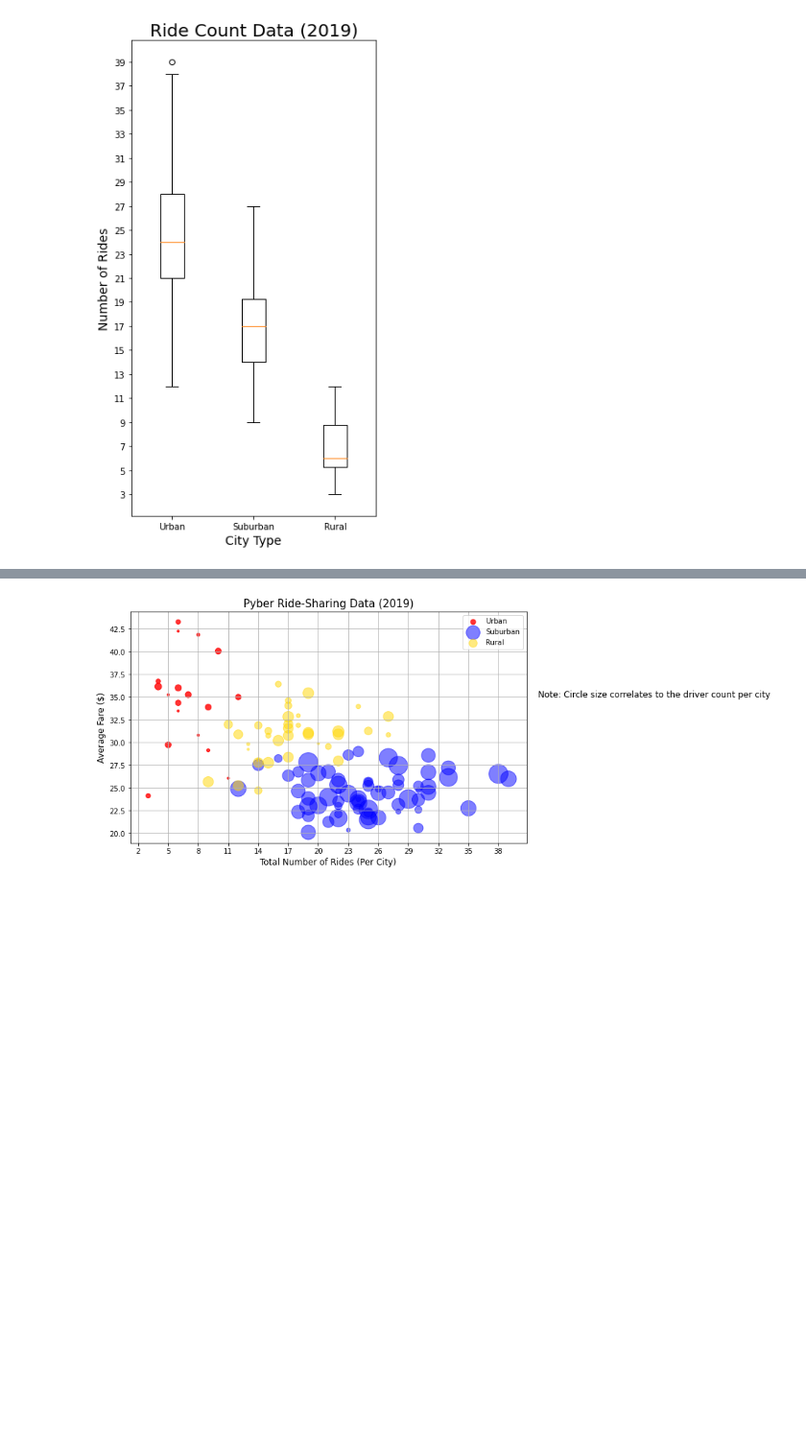
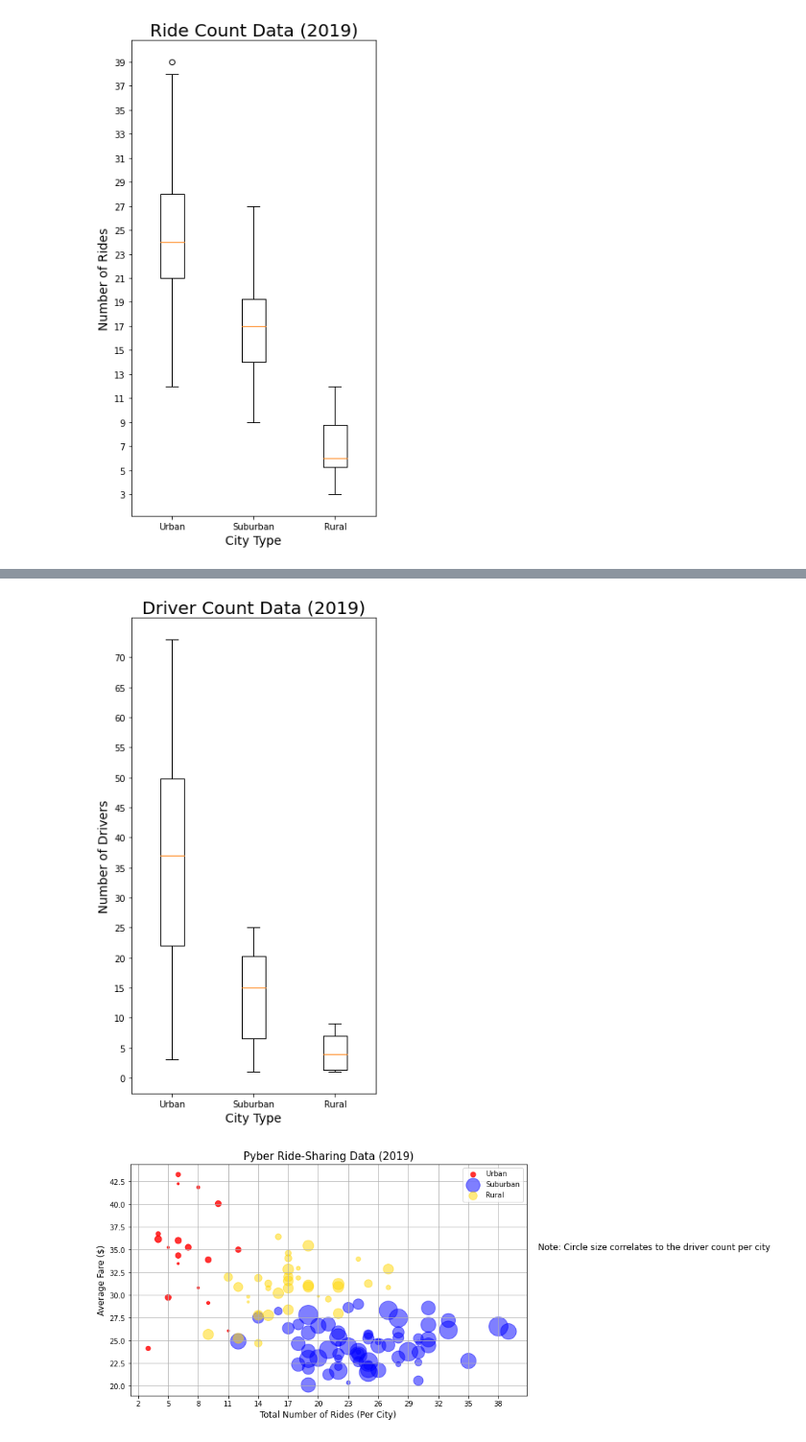
Before and after one commit to Bag0niku/PyBer_Analysis, a Jupyter notebook: Pyber.ipynb, the cells around one changed output, grey strips where cells are left out. Shown at 96% size. Saved outputs shown, nothing was run; the diff lists cells and outputs as text; code cells hidden in the pictures; blank space fills up the shorter version.

```diff
--- a/Pyber.ipynb
+++ b/Pyber.ipynb
@@ -118,3 +126,15 @@ fig1.savefig('Analysis\\Ride_Count_Data_2019.png')
+# %%
+fig1, ax1 = plt.subplots(figsize=(5, 10))
+driver_count = [urban_driver_count, suburban_driver_count, rural_driver_count]
+# x_labels = ["Urban", "Suburban", "Rural"]  # declared the same as above
+ax1.boxplot(x=driver_count, labels=x_labels)
+ax1.set_xlabel('City Type', fontsize='14')
+ax1.set_title('Driver Count Data (2019)', fontsize='20')
+ax1.set_yticks(np.arange(min(city_data.set_index('city')['driver_count'])-1,max(city_data.set_index('city')['driver_count'])+2, 5))
+ax1.set_ylabel('Number of Drivers', fontsize='14')
+fig1.savefig('Analysis\\Driver_Count_Data_2019.png')
+# %% [output]
+[figure, added]
 # %%
 
 plt.subplots(figsize=(10,6))
```
Also changed, not shown: parts of 2 cells of this notebook, 3 other files.
